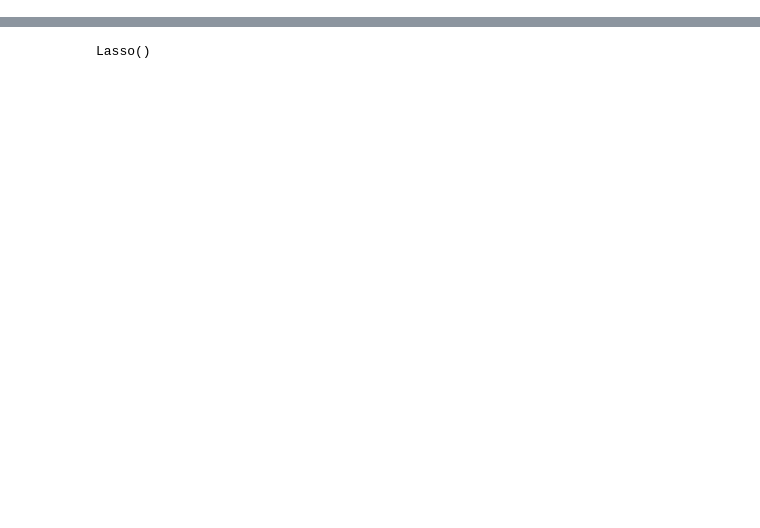
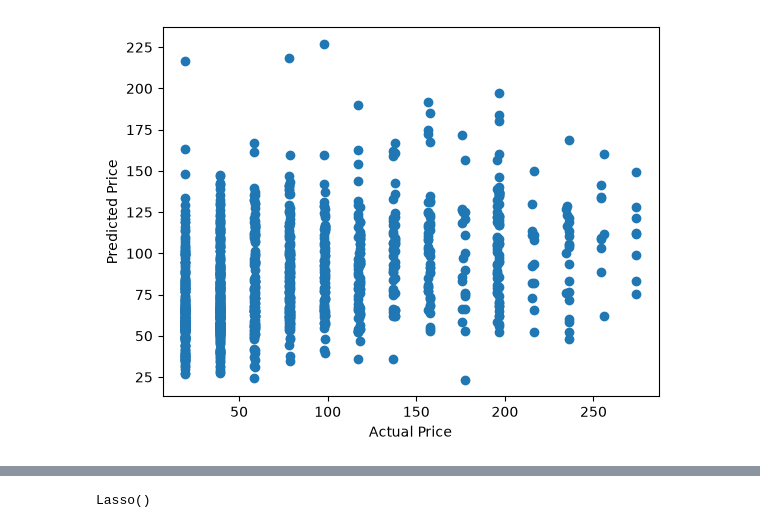
Before and after one commit to puravkumar/freelancer-pricing-intelligence, a Jupyter notebook: notebooks/02_featureEngineering.ipynb, the cells around one changed output, grey strips where cells are left out. Drawn from its saved outputs; the diff is of its cells as text; code cells hidden in the pictures; blank space fills up the shorter version.

```diff
--- a/notebooks/02_featureEngineering.ipynb
+++ b/notebooks/02_featureEngineering.ipynb
@@ -433,0 +127,2 @@ X_train_standard, X_test_standard, y_train_standard, y_test_standard = train_tes
+# %%
+elastic_net_basic.fit(X_train_transformed_basic, y_train_basic)
@@ -433,0 +148,4 @@ X_train_standard, X_test_standard, y_train_standard, y_test_standard = train_tes
+# %%
+random_forest_basic = RandomForestRegressor(n_estimators=100,random_state=42,max_depth=10,min_samples_split=5,min_samples_leaf=2,)
+# %%
+random_forest_basic.fit(X_train_transformed_basic, y_train_basic)
@@ -433,0 +155,2 @@ X_train_standard, X_test_standard, y_train_standard, y_test_standard = train_tes
+# %%
+random_forest_basic_pred = random_forest_basic.predict(X_test_transformed_basic)
@@ -433,0 +289,7 @@ X_train_standard, X_test_standard, y_train_standard, y_test_standard = train_tes
+# %%
+plt.scatter(y_test_basic, random_forest_basic_pred)
+plt.xlabel("Actual Price")
+plt.ylabel("Predicted Price")
+plt.show()
+# %% [output]
+[figure, added]
```
Also changed, not shown: parts of 270 cells of this notebook, 17 other files.
